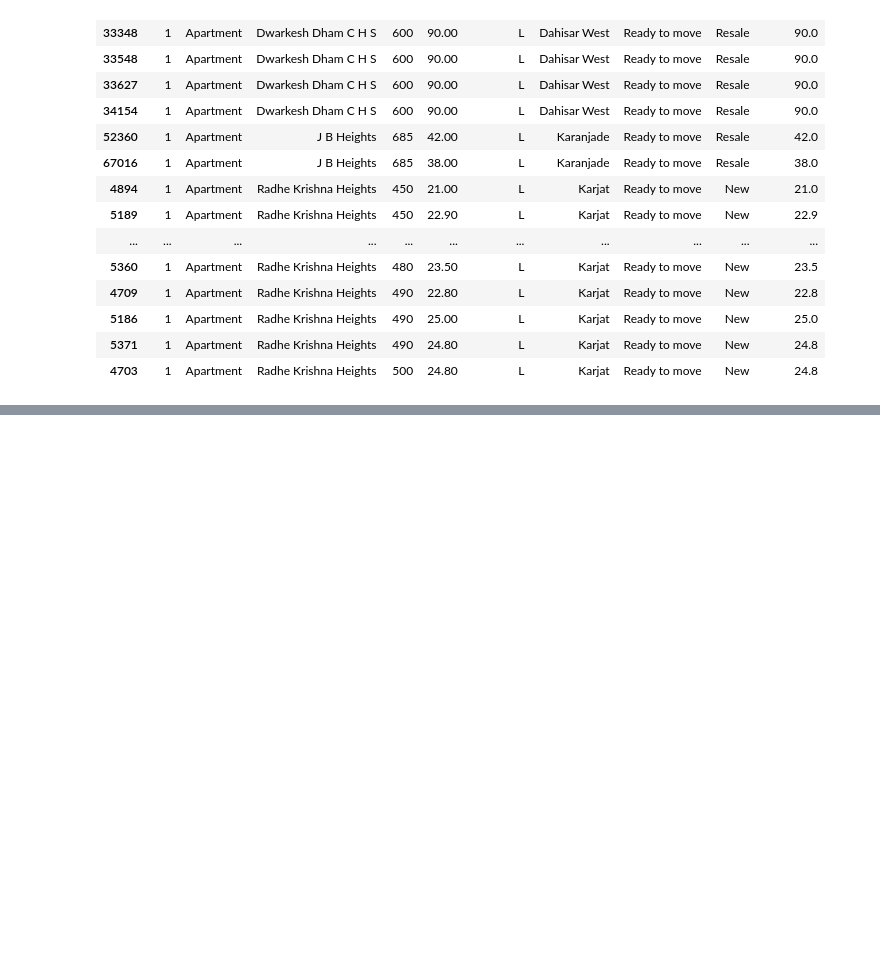
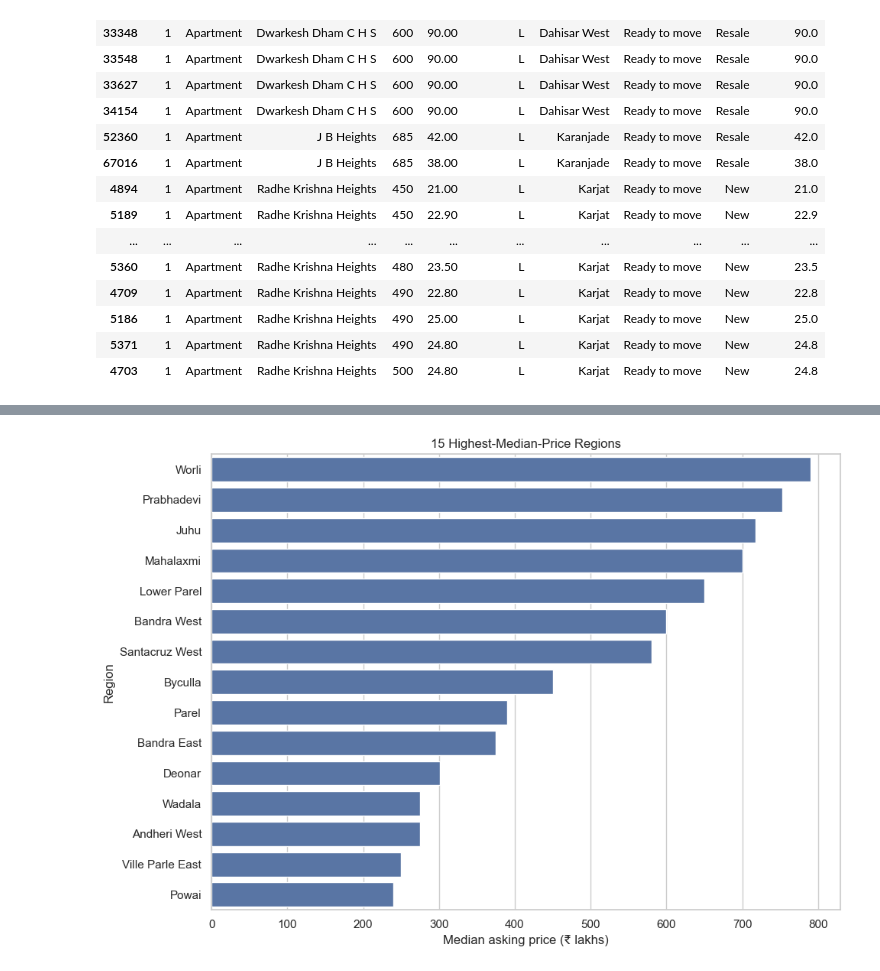
Before and after one commit to Student-boy143/mumbai-house-price-prediction, a Jupyter notebook: notebooks/01_data_exploration.ipynb, the cells around one changed output, grey strips where cells are left out. Saved outputs shown, nothing was run; the diff lists cells and outputs as text; code cells hidden in the pictures; blank space fills up the shorter version.

```diff
--- a/notebooks/01_data_exploration.ipynb
+++ b/notebooks/01_data_exploration.ipynb
@@ -359,0 +442,31 @@ Rows involved in duplicate feature combinations: 41336
+# %%
+# Keep regions with at least 100 listings
+region_counts = df_unique["region"].value_counts()
+
+eligible_regions = region_counts[region_counts >= 100].index
+
+region_medians = (
+    df_unique[df_unique["region"].isin(eligible_regions)]
+    .groupby("region")["final_price"]
+    .median()
+    .sort_values(ascending=False)
+    .head(15)
+)
+
+# Create the chart
+fig, ax = plt.subplots(figsize=(10, 7))
+
+sns.barplot(
+    x=region_medians.values,
+    y=region_medians.index,
+    ax=ax
+)
+
+ax.set_title("15 Highest-Median-Price Regions")
+ax.set_xlabel("Median asking price (₹ lakhs)")
+ax.set_ylabel("Region")
+
+plt.tight_layout()
+plt.show()
+# %% [output]
+[figure, added]
```
Also changed, not shown: parts of 25 cells of this notebook, 1 other file.
